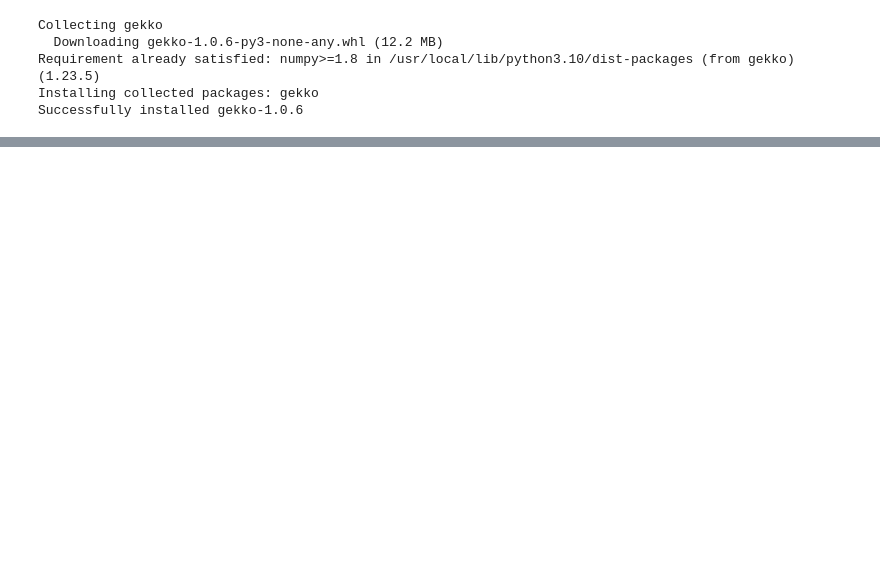
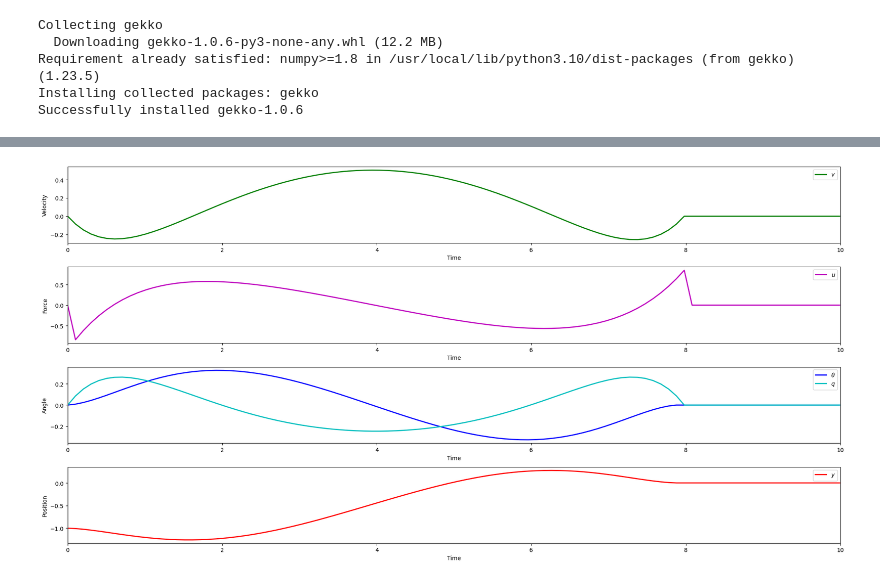
Before and after one commit to Amarnath-188/Design-Optimization, a Jupyter notebook: Inverted_pendulum_MPC.ipynb, the cells around one changed output, grey strips where cells are left out. Cells and saved outputs as stored; diff of their text form; code cells hidden in the pictures; blank space fills up the shorter version.

```diff
--- a/Inverted_pendulum_MPC.ipynb
+++ b/Inverted_pendulum_MPC.ipynb
@@ -126,0 +140,97 @@ def Gamma(a12: float, a21: float, x1: float,\
+# %%
+fig1 = plt.figure(figsize=(20, 10))
+
+# Velocity_Plot
+ax1 = fig1.add_subplot(411)
+ax1.plot(model.time, v.value, 'g', lw=2, label=r'$v$')
+ax1.legend(loc=1)
+ax1.set_ylabel('Velocity')
+ax1.set_xlabel('Time')
+ax1.set_xlim(model.time[0], model.time[-1])
+
+# Control input_Plot
+ax2 = fig1.add_subplot(412)
+ax2.plot(model.time, u.value, 'm', lw=2, label=r'$u$')
+ax2.legend(loc=1)
+ax2.set_ylabel('Force')
+ax2.set_xlabel('Time')
+ax2.set_xlim(model.time[0], model.time[-1])
+
+# Angle_&_Angular velocity_Plot
+ax3 = fig1.add_subplot(413)
+ax3.plot(model.time, theta.value, 'b', lw=2, label=r'$\theta$')
+ax3.plot(model.time, q.value, 'c', lw=2, label=r'$q$')
+ax3.legend(loc=1)
+ax3.set_ylabel('Angle')
+ax3.set_xlabel('Time')
+ax3.set_xlim(model.time[0], model.time[-1])
+
+# Position_Plot
+ax4 = fig1.add_subplot(414)
+ax4.plot(model.time, y.value, 'r', lw=2, label=r'$y$')
+ax4.legend(loc=1)
+ax4.set_ylabel('Position')
+ax4.set_xlabel('Time')
+ax4.set_xlim(model.time[0], model.time[-1])
+
+plt.tight_layout()
+plt.show()
+
+# Layout_Setup
+plt.tight_layout()
+
+# Setup_Animation
+x1 = y.value
+y1 = np.zeros(len(model.time))
+x2 = 1 * np.sin(theta.value) + x1
+x2b = 1.05 * np.sin(theta.value) + x1
+y2 = 1 * np.cos(theta.value) - y1
+y2b = 1.05 * np.cos(theta.value) - y1
+
+# Animation
+fig_anim, ax_anim = plt.subplots(figsize=(8, 6.4))
+ax_anim.set_xlim(-1.5, 0.5)
+ax_anim.set_ylim(-0.4, 1.2)
+ax_anim.set_xlabel('position')
+ax_anim.get_yaxis().set_visible(False)
+crane_rail, = ax_anim.plot([-1.5, 0.5], [-0.2, -0.2], 'k-', lw=6)
+mass1_point, = ax_anim.plot([], [], linestyle='None', marker='s',
+                            markersize=50, markeredgecolor='k',
+                            color='red', markeredgewidth=2)
+mass2_point, = ax_anim.plot([], [], linestyle='None', marker='o',
+                            markersize=30, markeredgecolor='k',
+                            color='blue', markeredgewidth=2)
+line_anim, = ax_anim.plot([], [], 'o-', color='blue', lw=4,
+                         markersize=6, markeredgecolor='k',
+                         markerfacecolor='k')
+time_template = 'time = %.1fs'
+time_text = ax_anim.text(0.8, 0.9, '', transform=ax_anim.transAxes)
+start_text = ax_anim.text(-1.06, -0.3, 'initial position', ha='right')
+end_text = ax_anim.text(0.06, -0.3, 'final position', ha='left')
+
+
+def init_anim():
+    mass1_point.set_data([], [])
+    mass2_point.set_data([], [])
+    line_anim.set_data([], [])
+    time_text.set_text('')
+    return line_anim, mass1_point, mass2_point, time_text
+
+
+def animate_frames(i):
+    mass1_point.set_data([x1[i]], [y1[i] - 0.1])
+    mass2_point.set_data([x2b[i]], [y2b[i]])
+    line_anim.set_data([x1[i], x2[i]], [y1[i], y2[i]])
+    time_text.set_text(time_template % model.time[i])
+    return line_anim, mass1_point, mass2_point, time_text
+
+
+ani_frames = animation.FuncAnimation(fig_anim, animate_frames,
+                                     np.arange(1, len(model.time)),
+                                     interval=40, blit=False, init_func=init_anim)
+
+ani_frames.save('Inverted_Pendulum_MPC.mp4', fps=30)
+
+plt.show()
+# %% [output]
+[figure, added]
```
Also changed, not shown: parts of 20 cells of this notebook.
